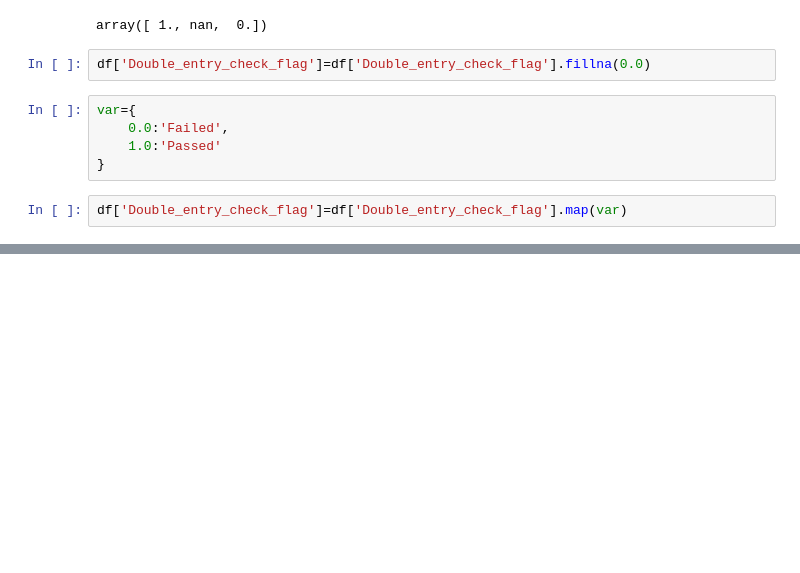
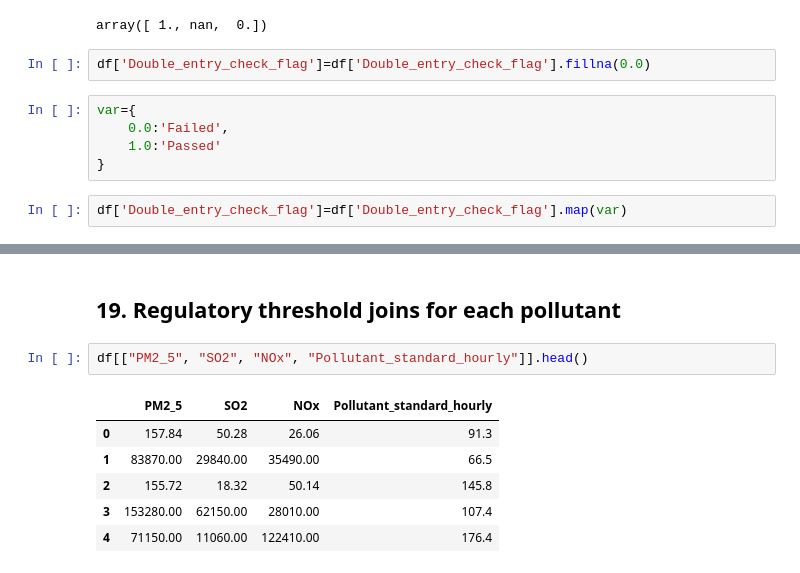
Before and after one commit to Sudipta3101/Pollution-Controls-Data-Cleaning-Transformation-, a Jupyter notebook: pollution.ipynb, the cells around one changed output, grey strips where cells are left out. Drawn from its saved outputs; the diff is of its cells as text; blank space fills up the shorter version.

```diff
--- a/pollution.ipynb
+++ b/pollution.ipynb
@@ -1000,0 +1070,11 @@ Length: 2, dtype: str
+# %% [markdown]
+## 19. Regulatory threshold joins for each pollutant
+# %%
+df[["PM2_5", "SO2", "NOx", "Pollutant_standard_hourly"]].head()
+# %% [output]
+|  | PM2_5 | SO2 | NOx | Pollutant_standard_hourly |
+| 0 | 157.84 | 50.28 | 26.06 | 91.3 |
+| 1 | 83870.00 | 29840.00 | 35490.00 | 66.5 |
+| 2 | 155.72 | 18.32 | 50.14 | 145.8 |
+| 3 | 153280.00 | 62150.00 | 28010.00 | 107.4 |
+| 4 | 71150.00 | 11060.00 | 122410.00 | 176.4 |
```
Also changed, not shown: parts of 56 cells of this notebook, 2 other files.
